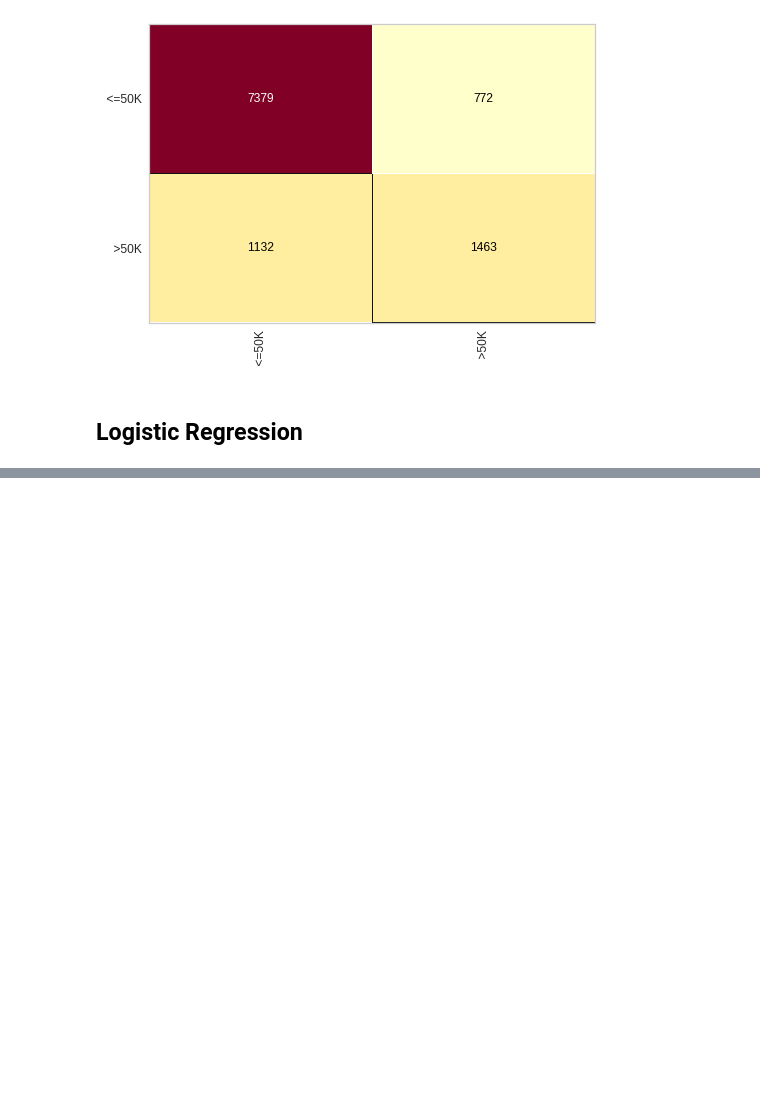
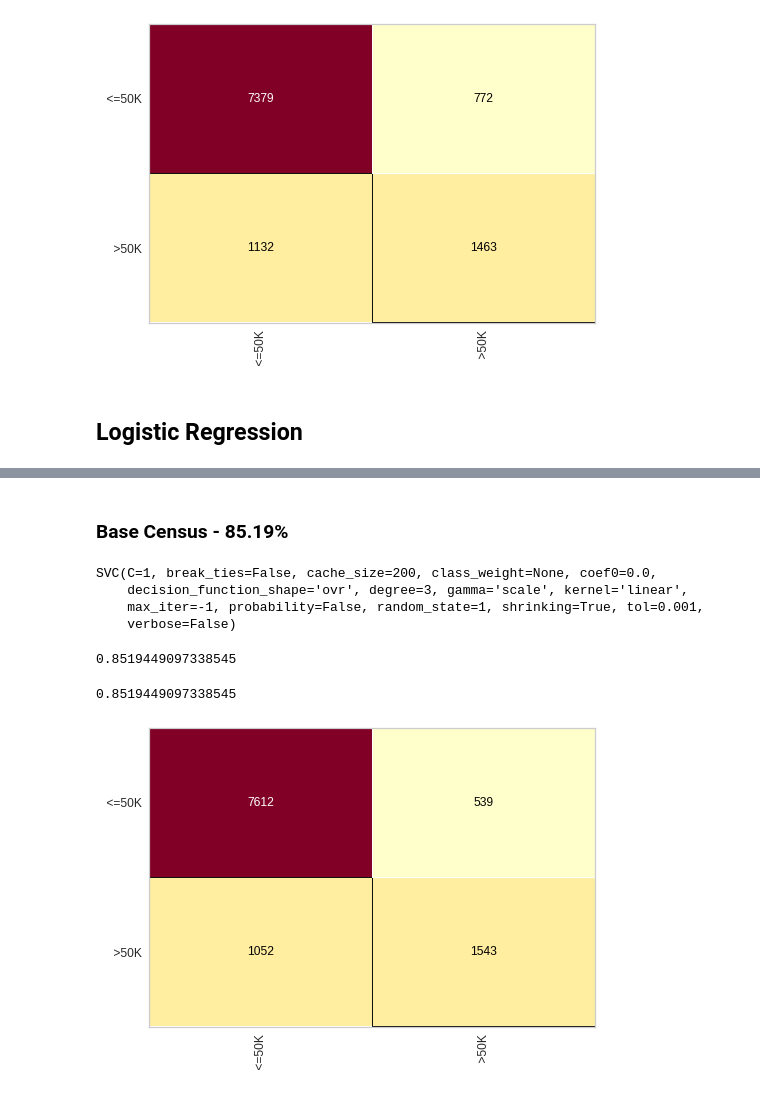
Before and after one commit to WES404/Machine_Learning_udemy, a Jupyter notebook: ML_UDEMY.ipynb, the cells around one changed output, grey strips where cells are left out. Drawn from its saved outputs; the diff is of its cells as text; code cells hidden in the pictures; blank space fills up the shorter version.

```diff
--- a/ML_UDEMY.ipynb
+++ b/ML_UDEMY.ipynb
@@ -850,0 +1076,13 @@ print(classification_report(y_census_teste, previsoes))
+# %% [markdown]
+### Base Census - 85.19%
+# %%
+with open('census.pkl', 'rb') as f:
+  X_census_treinamento, y_census_treinamento, X_census_teste, y_census_teste = pickle.load(f)
+# %%
+svm_census = SVC(kernel="linear", random_state = 1, C = 1)
+svm_census.fit(X_census_treinamento, y_census_treinamento)
+# %% [output]
+SVC(C=1, break_ties=False, cache_size=200, class_weight=None, coef0=0.0,
+    decision_function_shape='ovr', degree=3, gamma='scale', kernel='linear',
+    max_iter=-1, probability=False, random_state=1, shrinking=True, tol=0.001,
+    verbose=False)
@@ -850,0 +1091,13 @@ print(classification_report(y_census_teste, previsoes))
+# %%
+from sklearn.metrics import accuracy_score, classification_report
+accuracy_score(y_census_teste, previsoes)
+# %% [output]
+0.8519449097338545
+# %%
+from yellowbrick.classifier import ConfusionMatrix
+cm = ConfusionMatrix(svm_census)
+cm.fit(X_census_treinamento, y_census_treinamento)
+cm.score(X_census_teste, y_census_teste)
+# %% [output]
+0.8519449097338545
+[figure, added]
```
Also changed, not shown: parts of 40 cells of this notebook.
